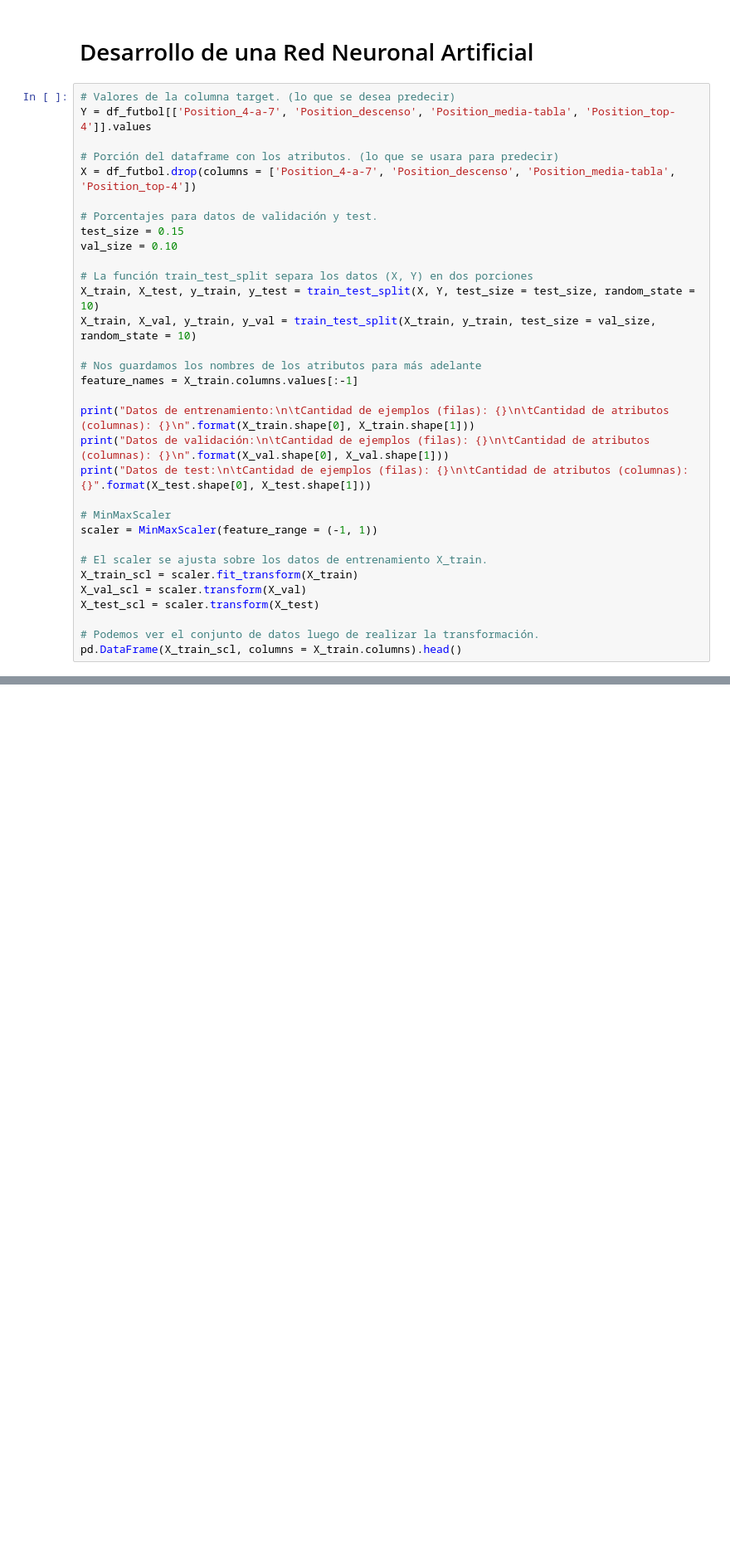
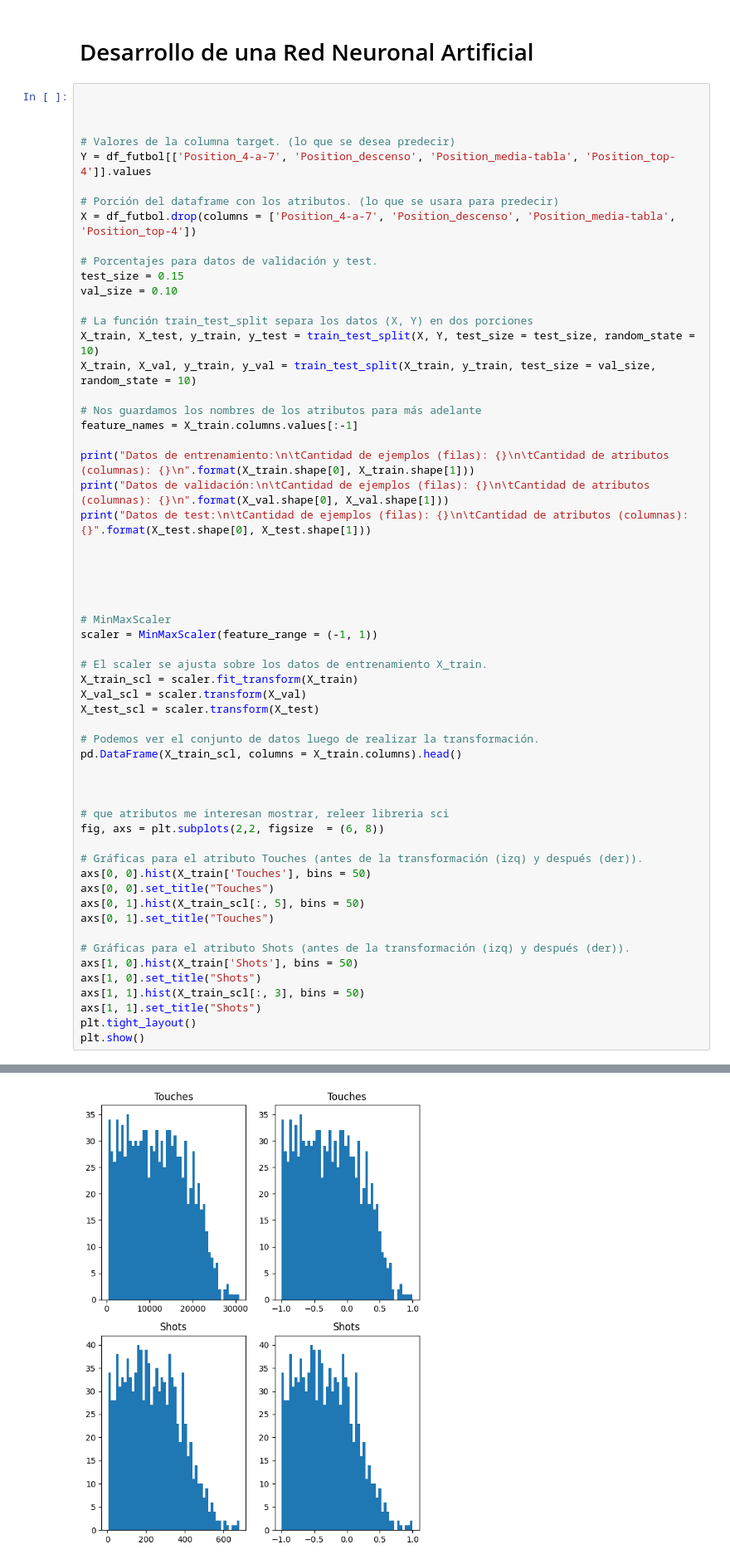
Before and after one commit to simonfredes/IA-Machine-Learning, a Jupyter notebook: Template.ipynb, the cells around one changed output, grey strips where cells are left out. Shown: that part at 83% size. Cells and saved outputs as stored; diff of their text form; blank space fills up the shorter version.

```diff
--- a/Template.ipynb
+++ b/Template.ipynb
@@ -240,6 +240,9 @@ weighted avg       0.95      0.94      0.95       212
 # %% [markdown]
 # Desarrollo de una Red Neuronal Artificial
 # %%
+
+
+
 # Valores de la columna target. (lo que se desea predecir)
 Y = df_futbol[['Position_4-a-7', 'Position_descenso', 'Position_media-tabla', 'Position_top-4']].values
 
@@ -261,6 +264,10 @@ print("Datos de entrenamiento:\n\tCantidad de ejemplos (filas): {}\n\tCantidad d
 print("Datos de validación:\n\tCantidad de ejemplos (filas): {}\n\tCantidad de atributos (columnas): {}\n".format(X_val.shape[0], X_val.shape[1]))
 print("Datos de test:\n\tCantidad de ejemplos (filas): {}\n\tCantidad de atributos (columnas): {}".format(X_test.shape[0], X_test.shape[1]))
 
+
+
+
+
 # MinMaxScaler
 scaler = MinMaxScaler(feature_range = (-1, 1))
 
@@ -271,6 +278,25 @@ X_test_scl = scaler.transform(X_test)
 
 # Podemos ver el conjunto de datos luego de realizar la transformación.
 pd.DataFrame(X_train_scl, columns = X_train.columns).head()
+
+
+
+# que atributos me interesan mostrar, releer libreria sci
+fig, axs = plt.subplots(2,2, figsize  = (6, 8))
+
+# Gráficas para el atributo Touches (antes de la transformación (izq) y después (der)).
+axs[0, 0].hist(X_train['Touches'], bins = 50)
+axs[0, 0].set_title("Touches")
+axs[0, 1].hist(X_train_scl[:, 5], bins = 50)
+axs[0, 1].set_title("Touches")
+
+# Gráficas para el atributo Shots (antes de la transformación (izq) y después (der)).
+axs[1, 0].hist(X_train['Shots'], bins = 50)
+axs[1, 0].set_title("Shots")
+axs[1, 1].hist(X_train_scl[:, 3], bins = 50)
+axs[1, 1].set_title("Shots")
+plt.tight_layout()
+plt.show()
 # %% [output]
 Datos de entrenamiento:
         Cantidad de ejemplos (filas): 1077
@@ -291,0 +312 @@ Datos de test:
+[figure, added]
```
Also changed, not shown: parts of 7 cells of this notebook, 1 other file.
